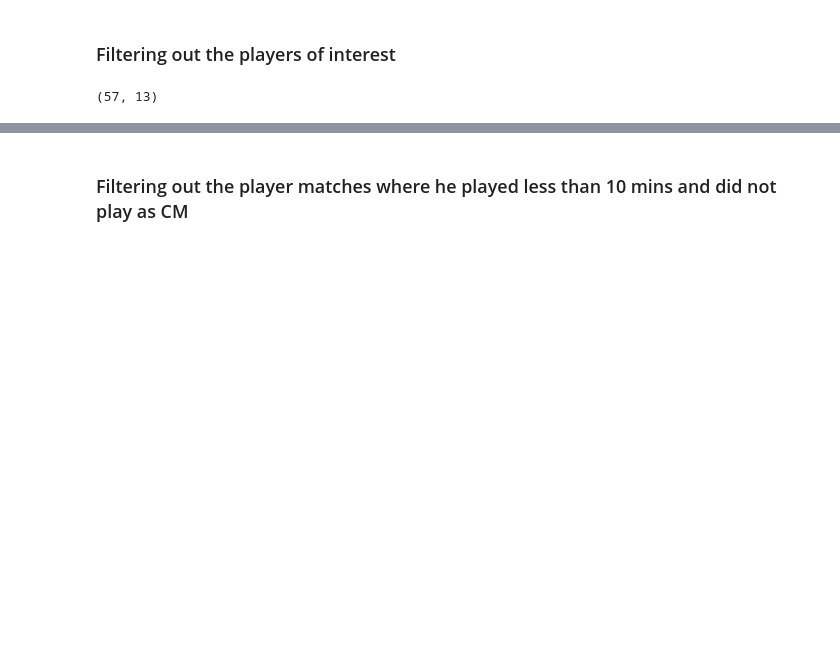
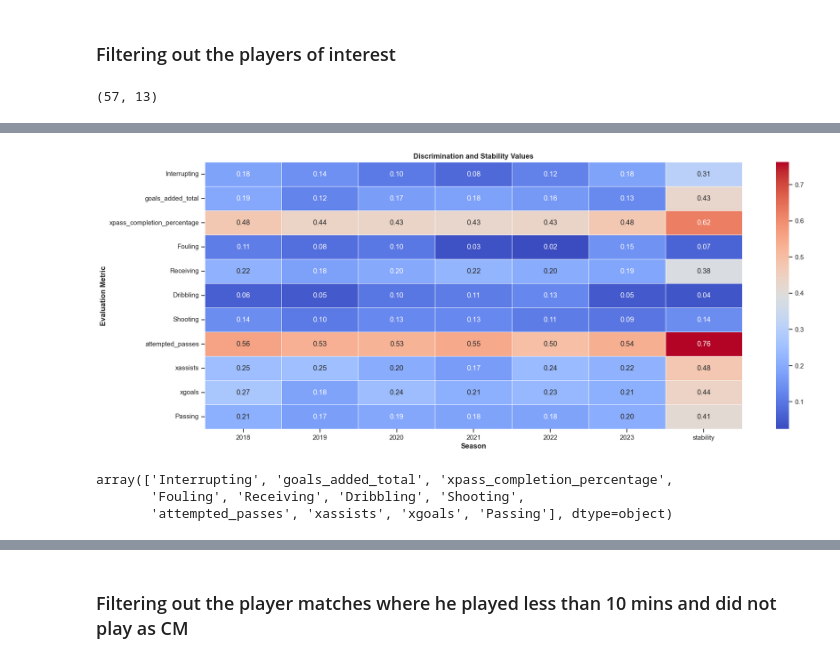
Before and after one commit to ranjitprakash1986/goals-added, a Jupyter notebook: api_eda.ipynb, the cells around one changed output, grey strips where cells are left out. Cells and saved outputs as stored; diff of their text form; code cells hidden in the pictures; blank space fills up the shorter version.

Commit message:
add code and results

```diff
--- a/api_eda.ipynb
+++ b/api_eda.ipynb
@@ -465,0 +498,16 @@ stab
+# %%
+final_columns = list(range(start_season, end_season+1))+['stability']
+# %%
+final_df = pd.DataFrame(index=metrics, columns=final_columns)
+# %%
+for metric in metrics:
+    for column in final_columns:
+        if column == 'stability':
+            continue
+        value = discrimination_season(df, metric, column)
+        # store the computed discrimination in result
+        final_df.at[metric, column]= value
+
+    stability_score = stability_scores(df, metric)
+    # store the stability score
+    final_df.at[metric, 'stability'] = stability_score
@@ -510,0 +538,23 @@ player_xgoals
+# %%
+final_df  = final_df.apply(pd.to_numeric)
+# %%
+plt.figure(figsize=(20, 8))
+sns.heatmap(final_df, annot=True, cmap='coolwarm', fmt=".2f", linewidths=.5)
+plt.title('Discrimination and Stability Values', fontweight = 'bold')
+plt.xlabel('Season', fontweight='bold')
+plt.ylabel('Evaluation Metric', fontweight='bold')
+
+## Write output
+folder = 'results'
+if not os.path.exists(folder):
+    os.mkdir(folder)
+export_path = folder + '/' + 'heatmap' + '.png'
+plt.savefig(export_path)
+# %% [output]
+[figure, added]
+# %%
+lineplot_df['index'].unique()
+# %% [output]
+array(['Interrupting', 'goals_added_total', 'xpass_completion_percentage',
+       'Fouling', 'Receiving', 'Dribbling', 'Shooting',
+       'attempted_passes', 'xassists', 'xgoals', 'Passing'], dtype=object)
```
Also changed, not shown: parts of 108 cells of this notebook, 9 other files.
